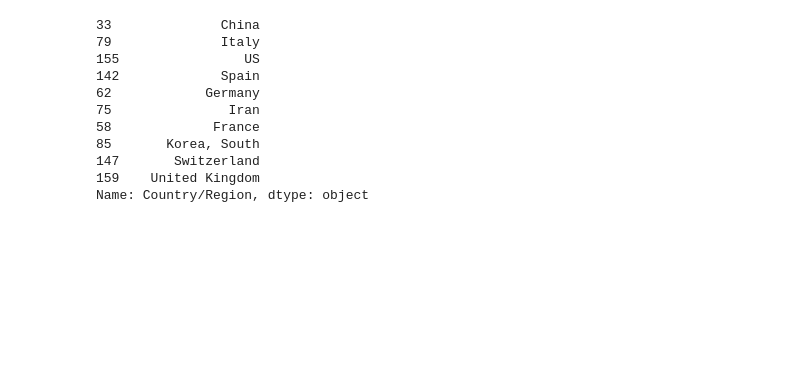
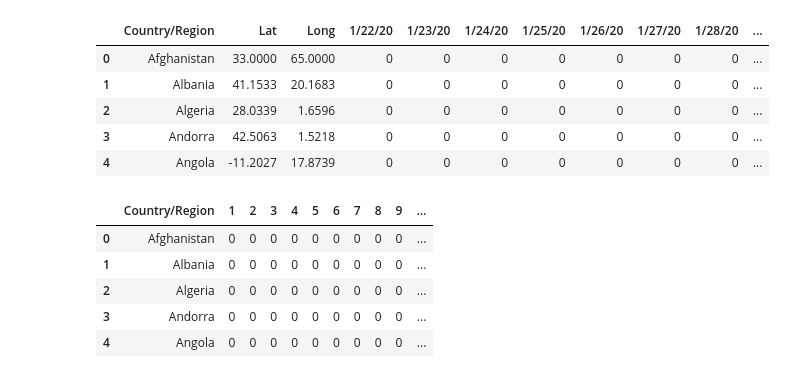
Before and after one commit to MenelaosT/covid-20, a Jupyter notebook: cov.ipynb, the cells around one changed output. Saved outputs shown, nothing was run; the diff lists cells and outputs as text; code cells hidden in the pictures; blank space fills up the shorter version.

```diff
--- a/cov.ipynb
+++ b/cov.ipynb
@@ -25,27 +32,21 @@ df_cases_raw.head()
 # %%
 df_cases_grouped = df_cases_raw.groupby(by='Country/Region', as_index=False).agg('sum')
-top_cases = df_cases_grouped.nlargest(10, df_cases_raw.columns[-1])['Country/Region']
-print top_cases
+df_deaths_grouped = df_deaths_raw.groupby(by='Country/Region', as_index=False).agg('sum')
+
+df_cases_grouped.head()
 # %% [output]
-33              China
-79              Italy
-155                US
-142             Spain
-62            Germany
-75               Iran
-58             France
-85       Korea, South
-147       Switzerland
-159    United Kingdom
-Name: Country/Region, dtype: object
+|  | Country/Region | Lat | Long | 1/22/20 | 1/23/20 | 1/24/20 | 1/25/20 | 1/26/20 | 1/27/20 | 1/28/20 | ... |
+| 0 | Afghanistan | 33.0000 | 65.0000 | 0 | 0 | 0 | 0 | 0 | 0 | 0 | ... |
+| 1 | Albania | 41.1533 | 20.1683 | 0 | 0 | 0 | 0 | 0 | 0 | 0 | ... |
+| 2 | Algeria | 28.0339 | 1.6596 | 0 | 0 | 0 | 0 | 0 | 0 | 0 | ... |
+| 3 | Andorra | 42.5063 | 1.5218 | 0 | 0 | 0 | 0 | 0 | 0 | 0 | ... |
+| 4 | Angola | -11.2027 | 17.8739 | 0 | 0 | 0 | 0 | 0 | 0 | 0 | ... |
 # %%
 def preprocess_frame(df):
     df = df.groupby(by='Country/Region', as_index=False).agg('sum')
     df = df.drop(['Lat', 'Long'], 1)
-    df = df.set_index('Country/Region').T
-    df['Date'] = df.index
-    df.insert(0, 'Day', range(0, len(df)))
-    df["notChina"] = df.drop(['Day', 'China', 'Date'], axis=1).sum(axis=1)
+    for i in range(1,len(df_cases.columns.values)):
+        df_cases.columns.values[i] = i
     return df
 
 df_cases = preprocess_frame(df_cases_raw)
@@ -53,3 +54,12 @@ df_deaths = preprocess_frame(df_deaths_raw)
 df_recoveries = preprocess_frame(df_recoveries_raw)
 
 df_population = df_population_raw[["Country Name", "2018"]]
+
+df_cases.head()
+# %% [output]
+|  | Country/Region | 1 | 2 | 3 | 4 | 5 | 6 | 7 | 8 | 9 | ... |
+| 0 | Afghanistan | 0 | 0 | 0 | 0 | 0 | 0 | 0 | 0 | 0 | ... |
+| 1 | Albania | 0 | 0 | 0 | 0 | 0 | 0 | 0 | 0 | 0 | ... |
+| 2 | Algeria | 0 | 0 | 0 | 0 | 0 | 0 | 0 | 0 | 0 | ... |
+| 3 | Andorra | 0 | 0 | 0 | 0 | 0 | 0 | 0 | 0 | 0 | ... |
+| 4 | Angola | 0 | 0 | 0 | 0 | 0 | 0 | 0 | 0 | 0 | ... |
```
Also changed, not shown: parts of 15 cells of this notebook.
